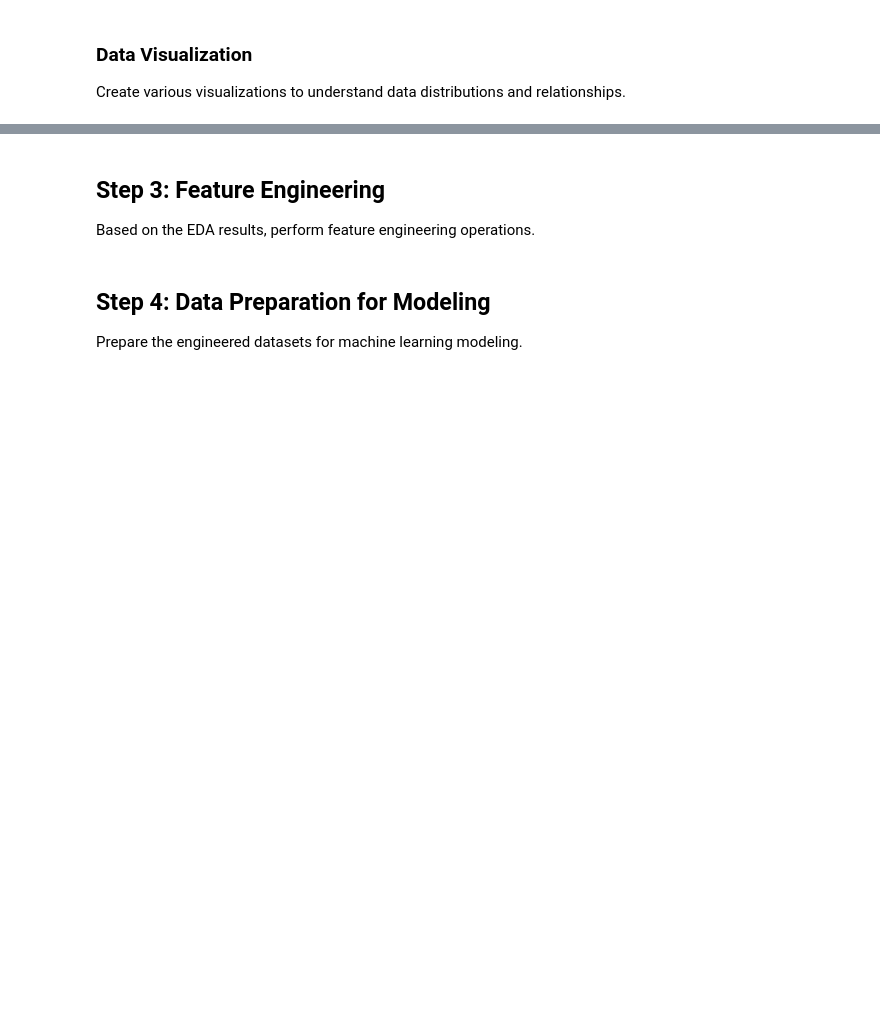
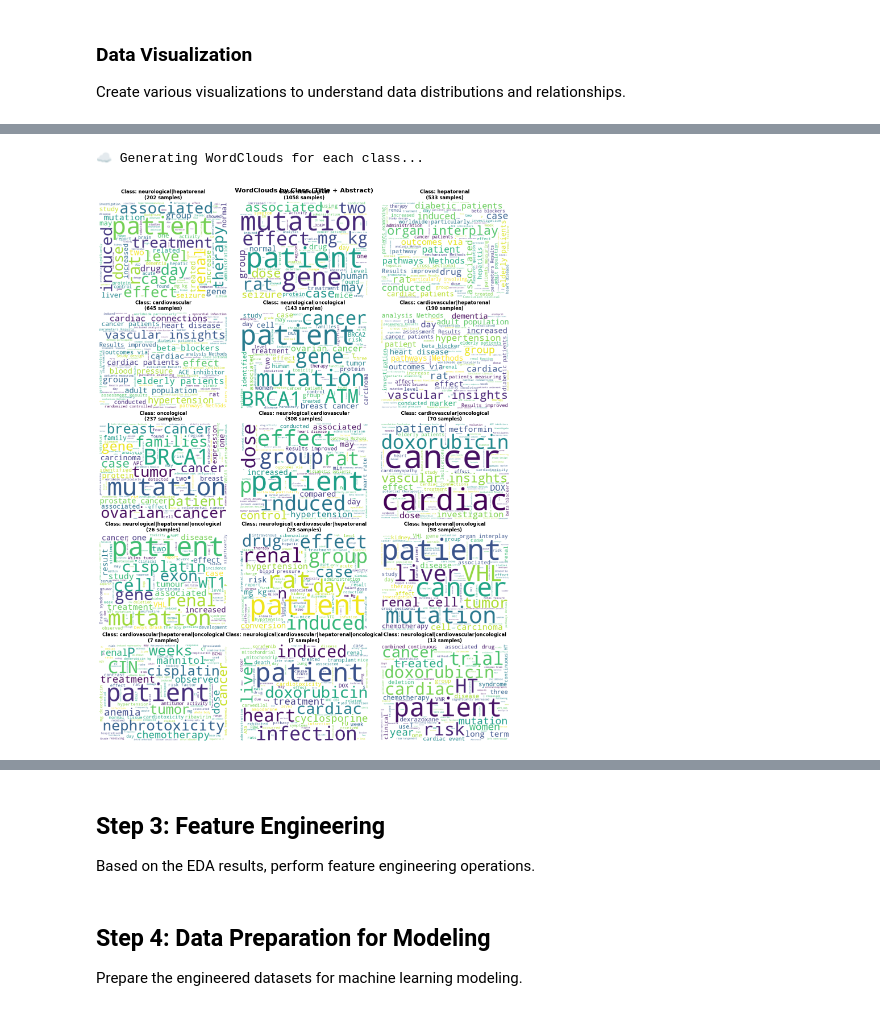
Before and after one commit to jm-olave/NousGraph, a Jupyter notebook: DataAnalysis.ipynb, the cells around one changed output, grey strips where cells are left out. Saved outputs shown, nothing was run; the diff lists cells and outputs as text; code cells hidden in the pictures; blank space fills up the shorter version.

```diff
--- a/DataAnalysis.ipynb
+++ b/DataAnalysis.ipynb
@@ -163,0 +242,59 @@ else:
+# %%
+# WordCloud Analysis for Each Class
+from wordcloud import WordCloud
+from collections import Counter
+print(f"\n☁️ Generating WordClouds for each class...")
+
+# Combine title and abstract for text analysis
+df['combined_text'] = df['title'].fillna('') + ' ' + df['abstract'].fillna('')
+
+# Generate wordclouds for each class
+n_classes = len(unique_classes)
+cols = min(3, n_classes)  # Max 3 columns
+rows = (n_classes + cols - 1) // cols  # Calculate required rows
+
+fig, axes = plt.subplots(rows, cols, figsize=(5*cols, 4*rows))
+fig.suptitle('WordClouds by Class (Title + Abstract)', fontsize=16, fontweight='bold')
+
+# Handle single class case
+if n_classes == 1:
+    axes = [axes]
+elif rows == 1:
+    axes = axes if n_classes > 1 else [axes]
+else:
+    axes = axes.flatten()
+
+for i, class_name in enumerate(unique_classes):
+    # Get text for this class
+    class_text = ' '.join(df[df[target_column] == class_name]['combined_text'].dropna())
+
+    if len(class_text.strip()) > 0:
+        # Create wordcloud
+        wordcloud = WordCloud(width=400, height=300,
+                             background_color='white',
+                             max_words=100,
+                             colormap='viridis',
+                             relative_scaling=0.5).generate(class_text)
+
+        # Plot
+        if n_classes == 1:
+            ax = axes[0]
+        else:
+            ax = axes[i]
+
+        ax.imshow(wordcloud, interpolation='bilinear')
+        ax.set_title(f'Class: {class_name}\n({class_counts[class_name]} samples)',
+                    fontweight='bold')
+        ax.axis('off')
+    else:
+        print(f"⚠️ No text data available for class: {class_name}")
+
+# Hide unused subplots
+for j in range(i + 1, len(axes)):
+    axes[j].axis('off')
+
+plt.tight_layout()
+plt.show()
+# %% [output]
+☁️ Generating WordClouds for each class...
+[figure, added]
```
Also changed, not shown: parts of 21 cells of this notebook, 1 other file.
